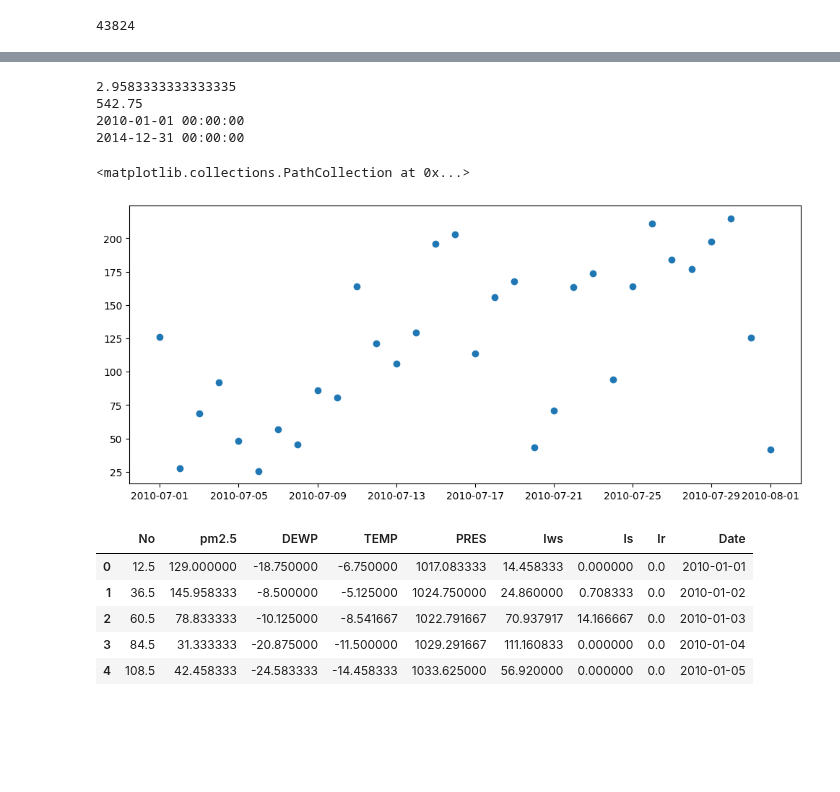
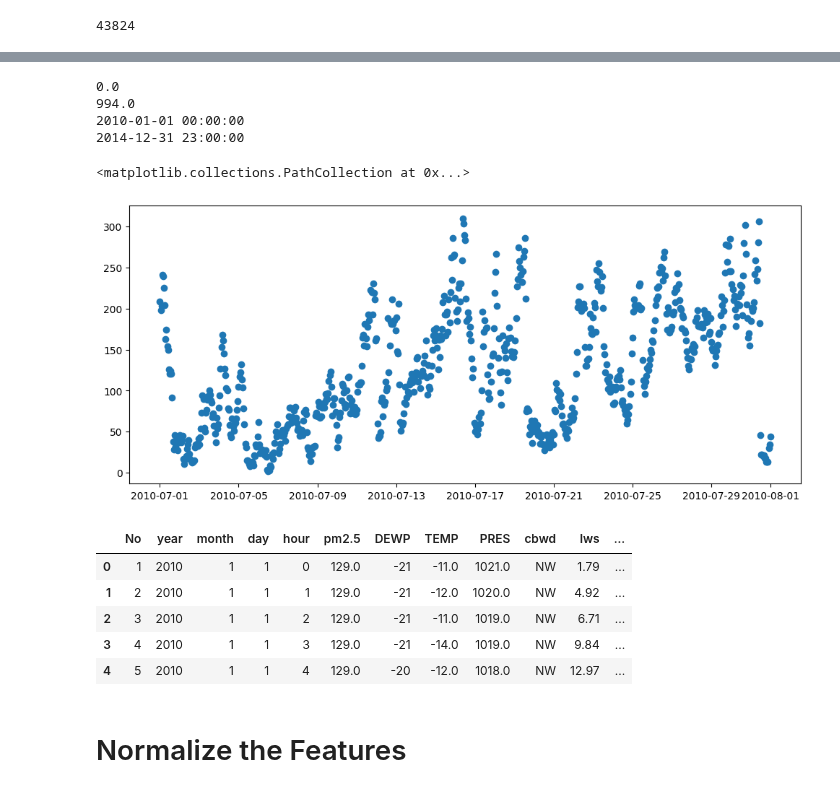
Before and after one commit to sinahyousefi/hands_on_projects, a Jupyter notebook: Project-2-LSTM-for-Multivariate-Forecasting/main.ipynb, the cells around one changed output, grey strips where cells are left out. Drawn from its saved outputs; the diff is of its cells as text; code cells hidden in the pictures; blank space fills up the shorter version.

```diff
--- a/Project-2-LSTM-for-Multivariate-Forecasting/main.ipynb
+++ b/Project-2-LSTM-for-Multivariate-Forecasting/main.ipynb
@@ -36,19 +36,20 @@ dtype: object
 df['day'] = df['day'].astype(str)
 df['year'] = df['year'].astype(str)
 df['month'] = df['month'].astype(str)
+df['hour'] = df['hour'].astype(str)
 df.dtypes
 print(len(df))
 # %% [output]
 43824
 # %%
-df['Date'] = df['year'] + '/' + df['month'] + '/' + df['day']
+df['Date'] = df['year'] + '/' + df['month'] + '/' + df['day'] + ' ' + df['hour'] + ':00' + ':00'
 df['Date'] = pd.to_datetime(df['Date'])
 df = df.fillna(method='bfill')
 # df = df.interpolate(method='bfill', order=5, limit_direction ='backward', limit_area='outside')
 print(len(df))
-df = df.groupby('Date').mean()
-df['Date'] = df.index
-df.reset_index(inplace = True, drop = True)
+# df = df.groupby('Date').mean()
+# df['Date'] = df.index
+# df.reset_index(inplace = True, drop = True)
 
 df.head()
 # %% [output]
@@ -62,27 +81,29 @@ df.head()
 # %%
 print(df['pm2.5'].min())
 print(df['pm2.5'].max())
 print(df['Date'].min())
 print(df['Date'].max())
 
-range = (df['Date'] >= '2010-07-01') & (df['Date'] <= '2010-08-01')
-df.drop('hour', axis=1, inplace= True)
+range = (df['Date'] >= '2010-07-01 00:00:00') & (df['Date'] <= '2010-08-01 00:00:00')
+# df.drop('hour', axis=1, inplace= True)
 
 plt.figure(figsize=(12, 5))
 plt.scatter(df.loc[range]['Date'], df.loc[range]['pm2.5'], label='Actual')
 # %% [output]
-2.9583333333333335
-542.75
+0.0
+994.0
 2010-01-01 00:00:00
-2014-12-31 00:00:00
+2014-12-31 23:00:00
 <matplotlib.collections.PathCollection at 0x...>
-[figure, old version]
+[figure, new version]
 # %%
 df.head()
 # %% [output]
-|  | No | pm2.5 | DEWP | TEMP | PRES | Iws | Is | Ir | Date |
-| 0 | 12.5 | 129.000000 | -18.750000 | -6.750000 | 1017.083333 | 14.458333 | 0.000000 | 0.0 | 2010-01-01 |
-| 1 | 36.5 | 145.958333 | -8.500000 | -5.125000 | 1024.750000 | 24.860000 | 0.708333 | 0.0 | 2010-01-02 |
-| 2 | 60.5 | 78.833333 | -10.125000 | -8.541667 | 1022.791667 | 70.937917 | 14.166667 | 0.0 | 2010-01-03 |
-| 3 | 84.5 | 31.333333 | -20.875000 | -11.500000 | 1029.291667 | 111.160833 | 0.000000 | 0.0 | 2010-01-04 |
-| 4 | 108.5 | 42.458333 | -24.583333 | -14.458333 | 1033.625000 | 56.920000 | 0.000000 | 0.0 | 2010-01-05 |
+|  | No | year | month | day | hour | pm2.5 | DEWP | TEMP | PRES | cbwd | Iws | ... |
+| 0 | 1 | 2010 | 1 | 1 | 0 | 129.0 | -21 | -11.0 | 1021.0 | NW | 1.79 | ... |
+| 1 | 2 | 2010 | 1 | 1 | 1 | 129.0 | -21 | -12.0 | 1020.0 | NW | 4.92 | ... |
+| 2 | 3 | 2010 | 1 | 1 | 2 | 129.0 | -21 | -11.0 | 1019.0 | NW | 6.71 | ... |
+| 3 | 4 | 2010 | 1 | 1 | 3 | 129.0 | -21 | -14.0 | 1019.0 | NW | 9.84 | ... |
+| 4 | 5 | 2010 | 1 | 1 | 4 | 129.0 | -20 | -12.0 | 1018.0 | NW | 12.97 | ... |
+# %% [markdown]
+# Normalize the Features
```
Also changed, not shown: parts of 4 cells of this notebook.
